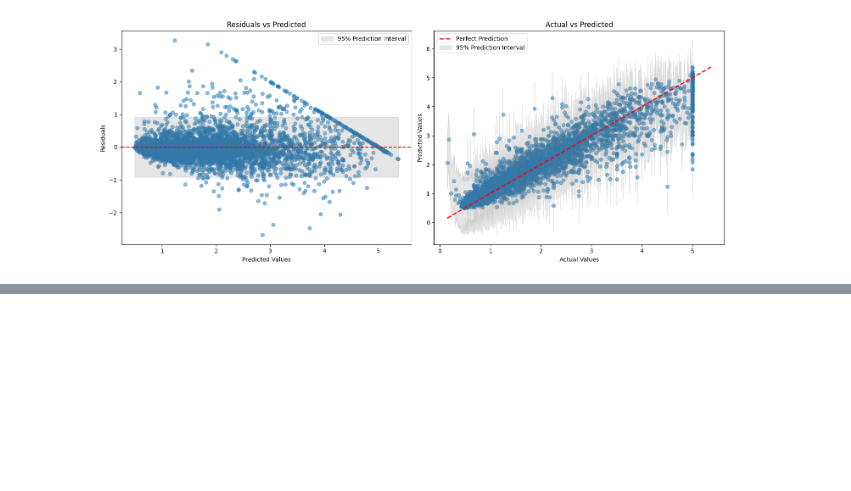
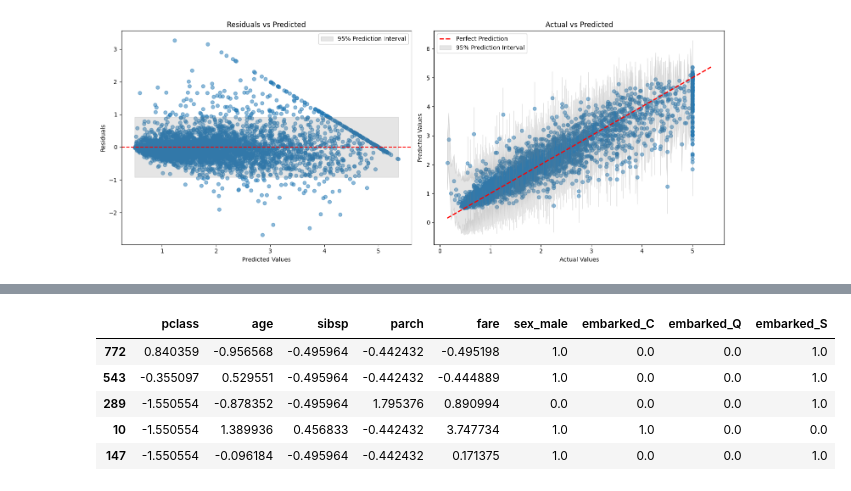
Before and after one commit to MenaWANG/mlarena, a Jupyter notebook: examples/basic_usage.ipynb, the cells around one changed output, grey strips where cells are left out. Saved outputs shown, nothing was run; the diff lists cells and outputs as text; code cells hidden in the pictures; blank space fills up the shorter version.

```diff
--- a/examples/basic_usage.ipynb
+++ b/examples/basic_usage.ipynb
@@ -35,6 +37,10 @@ y = titanic.target.astype(int)
 X = X.drop(['boat', 'body', 'home.dest', 'ticket', 'cabin', 'name'], axis=1)
 
 X_train, X_test, y_train, y_test = train_test_split(X, y, test_size=0.2, random_state=42)
+# %%
+preprocessor = PreProcessor()
+X_train_transformed = preprocessor.fit_transform(X_train)
+X_test_transformed = preprocessor.transform(X_test)
 # %% [markdown]
 ## Fit and Use the Fitted Model
 
@@ -187,0 +232,11 @@ mlpipeline_lgb.explain_model(X_test)
+# %%
+# call the trained preprocessor as the ml_pipeline attribute
+X_test_transformed = unwrapped_model.preprocessor.transform(X_test)
+X_train_transformed.head()
+# %% [output]
+|  | pclass | age | sibsp | parch | fare | sex_male | embarked_C | embarked_Q | embarked_S |
+| 772 | 0.840359 | -0.956568 | -0.495964 | -0.442432 | -0.495198 | 1.0 | 0.0 | 0.0 | 1.0 |
+| 543 | -0.355097 | 0.529551 | -0.495964 | -0.442432 | -0.444889 | 1.0 | 0.0 | 0.0 | 1.0 |
+| 289 | -1.550554 | -0.878352 | -0.495964 | 1.795376 | 0.890994 | 0.0 | 0.0 | 0.0 | 1.0 |
+| 10 | -1.550554 | 1.389936 | 0.456833 | -0.442432 | 3.747734 | 1.0 | 1.0 | 0.0 | 0.0 |
+| 147 | -1.550554 | -0.096184 | -0.495964 | -0.442432 | 0.171375 | 1.0 | 0.0 | 0.0 | 1.0 |
```
Also changed, not shown: parts of 18 cells of this notebook, 5 other files.
